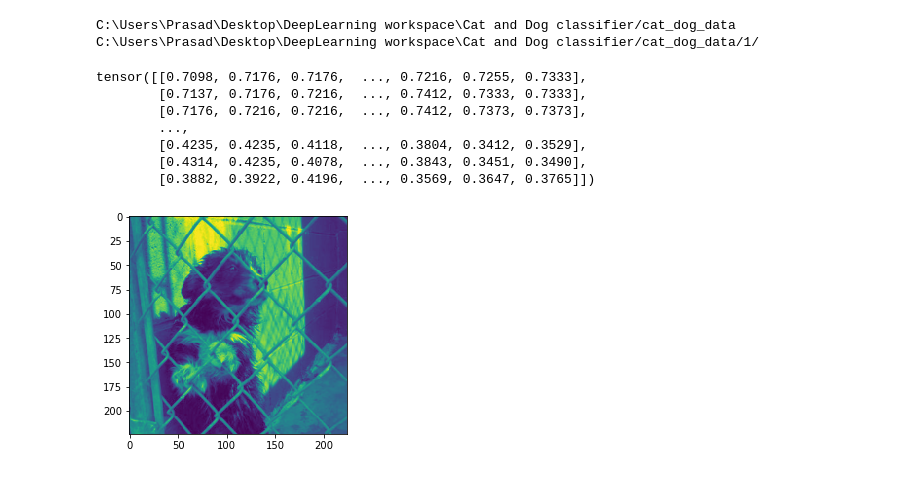
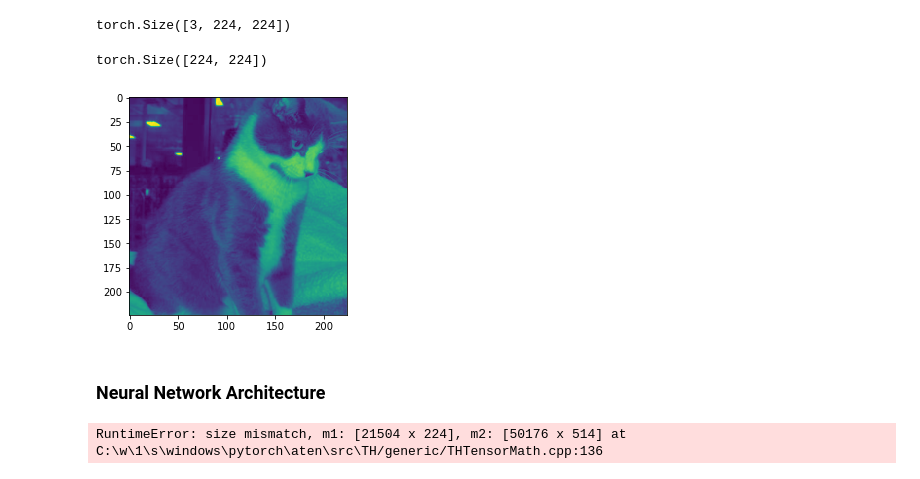
Before and after one commit to prasad5141/DeepLearning-projects, a Jupyter notebook: Cat and Dog classifier/Dog and Cat classifier.ipynb, the cells around one changed output. Saved outputs shown, nothing was run; the diff lists cells and outputs as text; code cells hidden in the pictures.

Commit message:
data preprocessing completed

```diff
--- a/Cat and Dog classifier/Dog and Cat classifier.ipynb
+++ b/Cat and Dog classifier/Dog and Cat classifier.ipynb
@@ -3,17 +4,8 @@ import torch
 from torch import nn,optim
 from torchvision import datasets,transforms
 import os
-# %%
-ROOT_DIR = os.getcwd()
-DATA_HOME_DIR = ROOT_DIR + '/cat_dog_data'
-print(DATA_HOME_DIR)
-split_train_path = DATA_HOME_DIR + '/1/'
-print(split_train_path)
-# %% [output]
-C:\Users\Prasad\Desktop\DeepLearning workspace\Cat and Dog classifier/cat_dog_data
-C:\Users\Prasad\Desktop\DeepLearning workspace\Cat and Dog classifier/cat_dog_data/1/
 # %%
-data_dir = 'cat_dog_data/'
+data_dir = 'D:\cat_dog_data'
 
 transform = transforms.Compose([transforms.Resize(255),
                                 transforms.CenterCrop(224),
@@ -22,19 +14,15 @@ dataset = datasets.ImageFolder(data_dir, transform=transform)
 dataloader = torch.utils.data.DataLoader(dataset, batch_size=32, shuffle=True)
 # %%
 images, labels = next(iter(dataloader))
-images[0][1]
+images[0].shape
 # %% [output]
-tensor([[0.7098, 0.7176, 0.7176,  ..., 0.7216, 0.7255, 0.7333],
-        [0.7137, 0.7176, 0.7216,  ..., 0.7412, 0.7333, 0.7333],
-        [0.7176, 0.7216, 0.7216,  ..., 0.7412, 0.7373, 0.7373],
-        ...,
-        [0.4235, 0.4235, 0.4118,  ..., 0.3804, 0.3412, 0.3529],
-        [0.4314, 0.4235, 0.4078,  ..., 0.3843, 0.3451, 0.3490],
-        [0.3882, 0.3922, 0.4196,  ..., 0.3569, 0.3647, 0.3765]])
+torch.Size([3, 224, 224])
 # %%
 import matplotlib.pyplot as plt
-for i in range(10):
-    plt.imshow(images[i][0])
-    plt.imshow(images[i][0])
+plt.imshow(images[1][0])
+print(images[1][0].shape)
 # %% [output]
+torch.Size([224, 224])
-[figure, old version]
+[figure, new version]
+# %% [markdown]
+### Neural Network Architecture
@@ -40,0 +52,18 @@ for i in range(10):
+# %%
+epochs = 5
+
+for i in range(epochs):
+    runnin_loss = 0
+    for images, labels in dataloader:
+        output = model(images)
+        loss = criterion(outpus, labels)
+
+        optimizer.zero_grad()
+        loss.backward()
+        optimizer.step()
+
+        running_loss += loss.item()
+    else:
+        print(f"Training loss: {running_loss/len(trainloader)}")
+# %% [output]
+RuntimeError: size mismatch, m1: [21504 x 224], m2: [50176 x 514] at C:\w\1\s\windows\pytorch\aten\src\TH/generic/THTensorMath.cpp:136
```
Also changed, not shown: parts of 6 cells of this notebook, 1 other file.
